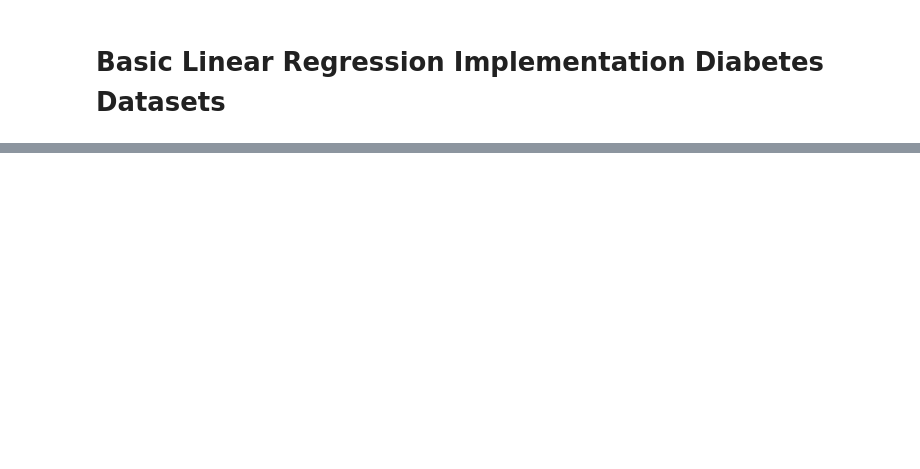
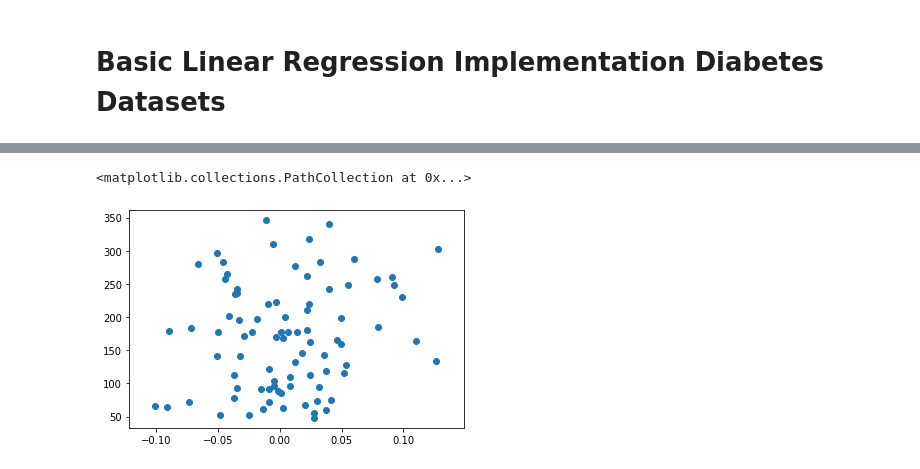
Before and after one commit to justinpontalba/Machine-Learning, a Jupyter notebook: linear regression/scripts/Basic Regression Implementation.ipynb, the cells around one changed output, grey strips where cells are left out. Cells and saved outputs as stored; diff of their text form; code cells hidden in the pictures; blank space fills up the shorter version.

```diff
--- a/linear regression/scripts/Basic Regression Implementation.ipynb
+++ b/linear regression/scripts/Basic Regression Implementation.ipynb
@@ -191,0 +213,5 @@ Text(0.5, 0.98, 'Training Regression Model')
+# %%
+plt.scatter(x_test,y_test)
+# %% [output]
+<matplotlib.collections.PathCollection at 0x...>
+[figure, added]
```
Also changed, not shown: parts of 8 cells of this notebook, 1 other file.
